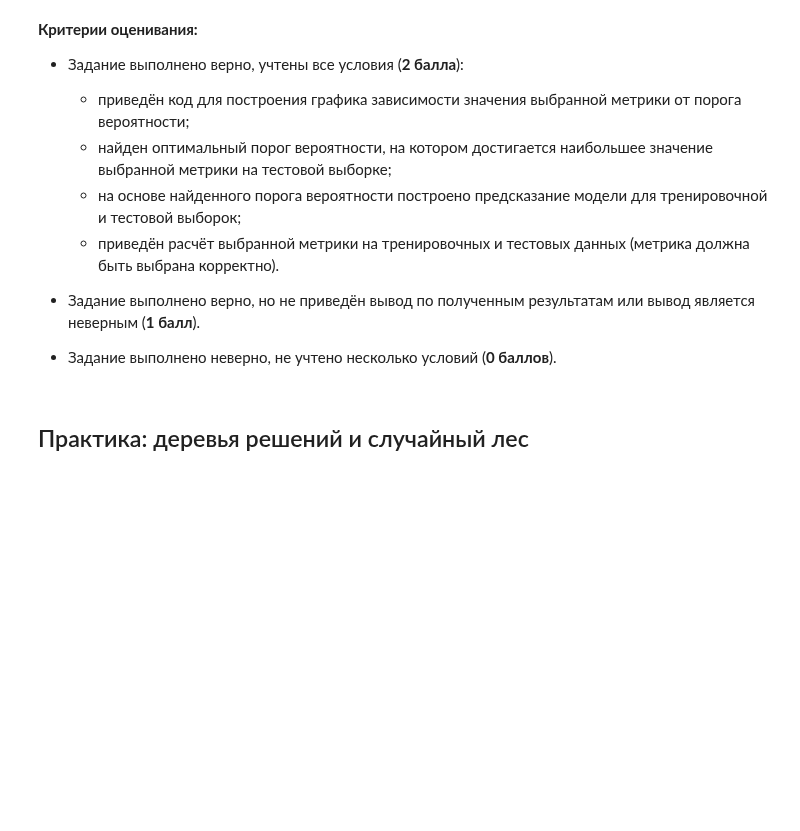
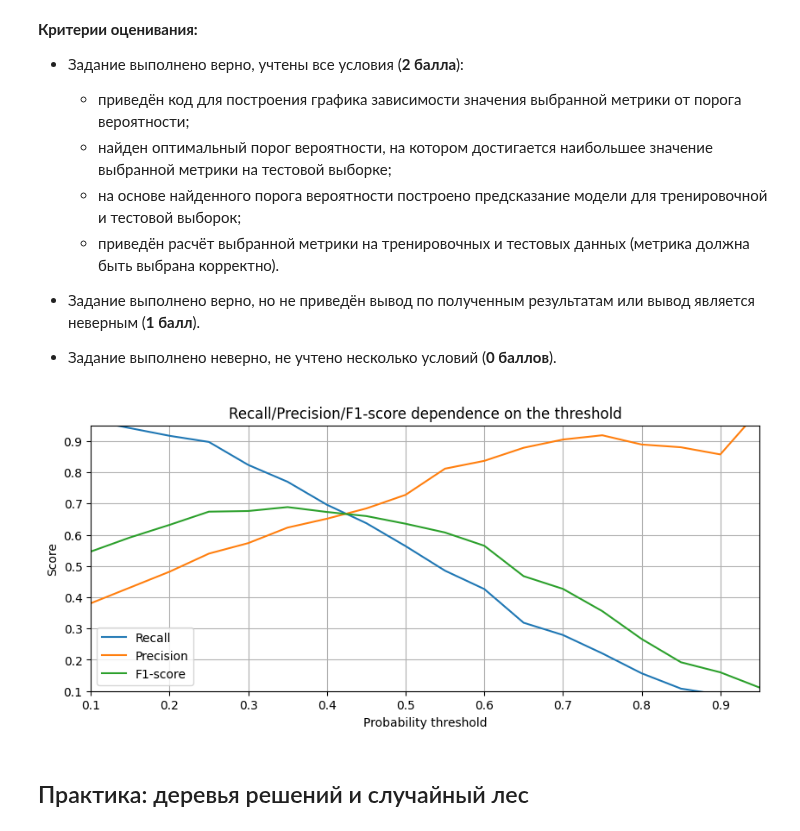
Before and after one commit to Rai1ag/Library, a Jupyter notebook: ML_3_Обучение с учителем классификация/practice.ipynb, the cells around one changed output. Drawn from its saved outputs; the diff is of its cells as text; code cells hidden in the pictures; blank space fills up the shorter version.

```diff
--- a/ML_3_Обучение с учителем классификация/practice.ipynb
+++ b/ML_3_Обучение с учителем классификация/practice.ipynb
@@ -433,7 +481,55 @@ for threshold in thresholds:
 - Задание выполнено верно, но не приведён вывод по полученным результатам или вывод является неверным (**1 балл**).
 - Задание выполнено неверно, не учтено несколько условий (**0 баллов**).
 # %%
-# Ваш код здесь
+#Делаем предсказание вероятности оттока для каждого клиента из тестовой выборки
+y_test_proba_pred = pd.Series(log_reg.predict_proba(X_test_poly)[:, 1])
+
+#Создадим списки, в которых будем хранить значения метрик
+recall_scores = []
+precision_scores = []
+f1_scores = []
+
+#Задаём значения порогов вероятности
+thresholds = np.arange(0.1, 1, 0.05)
+#В цикле перебираем значения порогов вероятности
+for threshold in thresholds:
+    #Делаем предсказание
+    y_test_pred_poly = y_test_proba_pred.apply(lambda x: 1 if x > threshold else 0)
+    #Считаем метрики и добавляем их в списки
+    recall_scores.append(metrics.recall_score(y_test, y_test_pred_poly))
+    precision_scores.append(metrics.precision_score(y_test, y_test_pred_poly))
+    f1_scores.append(metrics.f1_score(y_test, y_test_pred_poly))
+
+#Визуализируем метрики при различных threshold
+fig, ax = plt.subplots(figsize=(10, 4)) #фигура + координатная плоскость
+#Строим линейный график зависимости recall от threshold
+ax.plot(thresholds, recall_scores, label='Recall')
+#Строим линейный график зависимости precision от threshold
+ax.plot(thresholds, precision_scores, label='Precision')
+#Строим линейный график зависимости F1 от threshold
+ax.plot(thresholds, f1_scores, label='F1-score')
+#Даем графику название и подписи осям
+ax.set_title('Recall/Precision/F1-score dependence on the threshold')
+ax.set_xlabel('Probability threshold')
+ax.set_ylabel('Score')
+ax.legend()
+#Добавим сетку для наглядности
+plt.grid()
+plt.xlim(0.1, 0.95)
+plt.ylim(0.1, 0.95);
+
+#Учитывая, что: "Каждое задание следует выполнять в отдельной ячейке, выделенной под него (в шаблоне они помечены как «Ваш код здесь»). Не создавайте дополнительные ячейки."
+#А таких ячеек для вывода и переобучения больше нет
+#Создавать их нельзя
+#Буду продолжать здесь
+
+#Вывод:
+#Самая высокая точка для F1-метрики приблизительно 0.35
+#Но в модуле нам было рекомендовано брать точку пересечения Precision, Recall и F1-score, т.к. это обеспечивает гарантию баланса между Precision и Recall
+#На нашем графике она равна, приблизительно, 0.425
+#Следовательно: оптимальный порог вероятностри 0.425
+# %% [output]
+[figure, added]
 # %% [markdown]
 ## Практика: деревья решений и случайный лес
 # %% [markdown]
```
Also changed, not shown: parts of 2 cells of this notebook, 1 other file.
